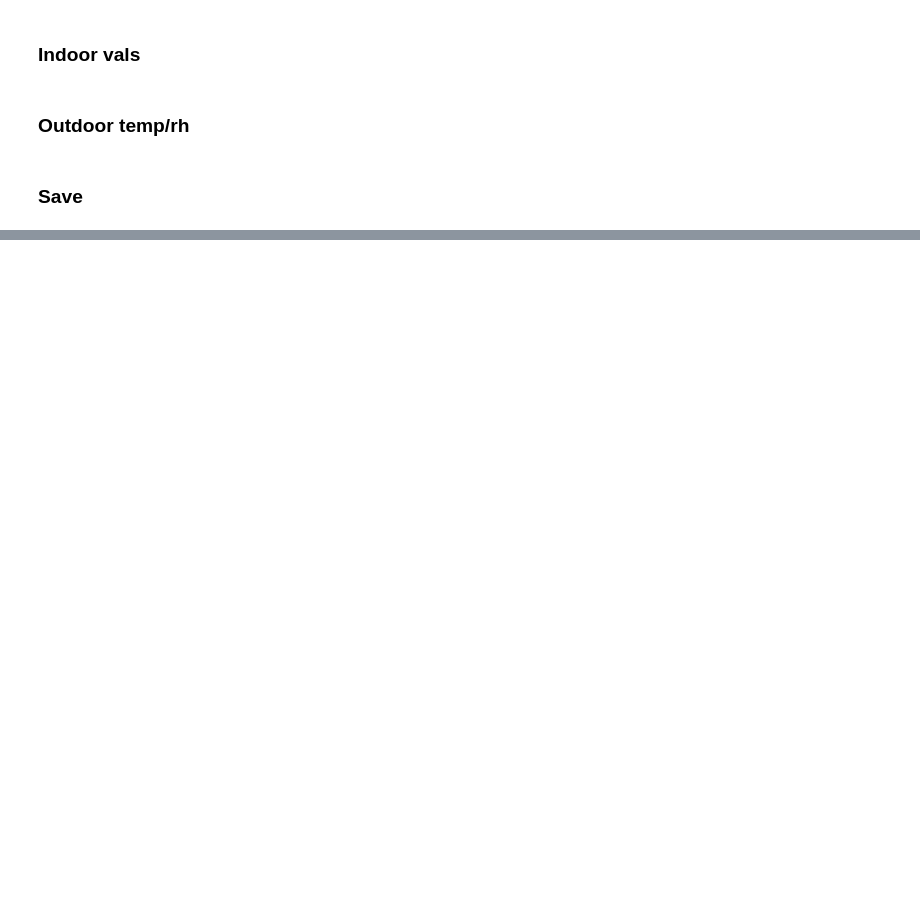
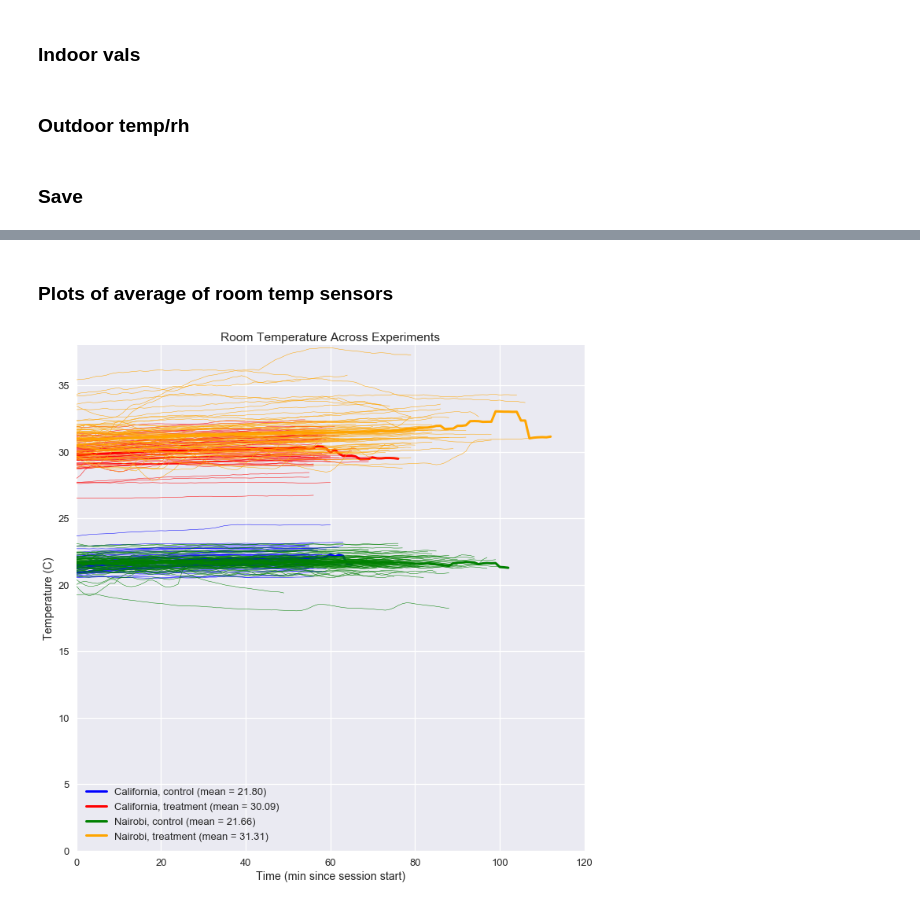
Before and after one commit to bolliger32/berkeley_temp_behavior, a Jupyter notebook: code/notebooks/concatenate_meas.ipynb, the cells around one changed output, grey strips where cells are left out. Saved outputs shown, nothing was run; the diff lists cells and outputs as text; code cells hidden in the pictures; blank space fills up the shorter version.

```diff
--- a/code/notebooks/concatenate_meas.ipynb
+++ b/code/notebooks/concatenate_meas.ipynb
@@ -219,0 +347,36 @@ out_df_bus.to_csv(save_fpath_bus,float_format='%.2f')
+# %% [markdown]
+### Plots of average of room temp sensors
+# %%
+colors = {'California':{'control':'b',
+                       'treatment':'r'},
+         'Nairobi':{'control':'g',
+                   'treatment':'orange'}}
+
+styles = {'California':'-',
+         'Nairobi':'-'}
+lines = []
+fig,ax = plt.subplots(1, figsize = (10,10))
+for site in ['California','Nairobi']:
+    for grp in ['control','treatment']:
+        this_df = ts_dfs[site][grp]['room_avg']
+        this_df.plot(legend=False, style = styles[site], color = colors[site][grp],
+                               linewidth = .5, ax=ax)
+        mean = this_df.mean(axis=1)
+        count = this_df.count(axis=1)
+        mean_of_means = (mean*count).sum()/count.sum()
+        line, = ax.plot(mean, color = colors[site][grp], linewidth = 3, label = '{}, {} (mean = {:.2f})'.format(
+            site,grp,mean_of_means))
+        lines.append(line)
+
+
+plt.title('Room Temperature Across Experiments')
+plt.ylabel('Temperature (C)')
+plt.xlabel('Time (min since session start)')
+
+plt.xlim(0,120)
+plt.ylim(0,38)
+plt.legend(handles = lines)
+plt.tight_layout()
+plt.savefig('../../results/figures/main_experiment/spaghetti_temps.png')
+# %% [output]
+[figure, added]
```
Also changed, not shown: parts of 17 cells of this notebook.
